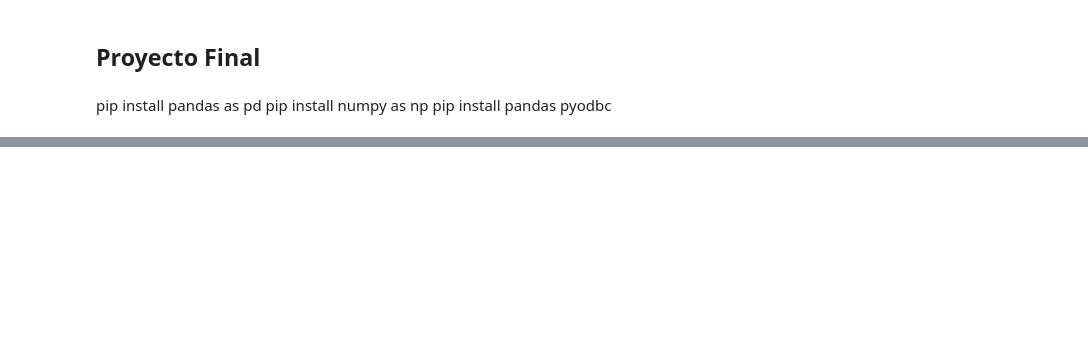
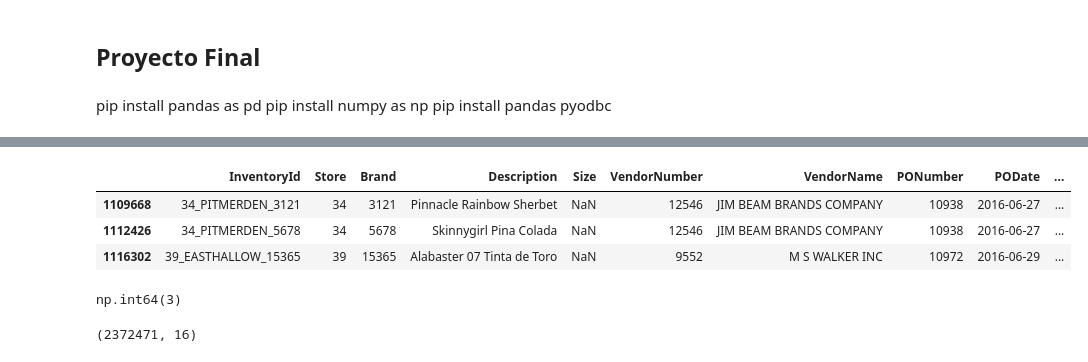
Before and after one commit to F3l1p3B0n1lla/FactibilidadInventariosLicorera, a Jupyter notebook: Proyecto Final Python to SQL Server.ipynb, the cells around one changed output, grey strips where cells are left out. Cells and saved outputs as stored; diff of their text form; code cells hidden in the pictures; blank space fills up the shorter version.

```diff
--- a/Proyecto Final Python to SQL Server.ipynb
+++ b/Proyecto Final Python to SQL Server.ipynb
@@ -74,0 +381,12 @@ Hola mundo!
+# %%
+import pandas as pd
+import numpy as np
+
+# Ruta del archivo CSV (ajusta según la ubicación de tu archivo)
+ruta_csv5 = r"C:\\Proyecto Final Henry\\DataBase\\PurchasesFINAL12312016.csv"
+
+# Cargar el CSV en un DataFrame de Pandas
+df5 = pd.read_csv(ruta_csv5)
+
+# Mostrar las primeras filas del CSV
+print(df5.head())
@@ -74,0 +437,13 @@ Hola mundo!
+# %%
+# Mostrar todas las filas con valores faltantes:
+df5[df5.isnull().any(axis=1)]
+# %% [output]
+|  | InventoryId | Store | Brand | Description | Size | VendorNumber | VendorName | PONumber | PODate | ... |
+| 1109668 | 34_PITMERDEN_3121 | 34 | 3121 | Pinnacle Rainbow Sherbet | NaN | 12546 | JIM BEAM BRANDS COMPANY | 10938 | 2016-06-27 | ... |
+| 1112426 | 34_PITMERDEN_5678 | 34 | 5678 | Skinnygirl Pina Colada | NaN | 12546 | JIM BEAM BRANDS COMPANY | 10938 | 2016-06-27 | ... |
+| 1116302 | 39_EASTHALLOW_15365 | 39 | 15365 | Alabaster 07 Tinta de Toro | NaN | 9552 | M S WALKER INC | 10972 | 2016-06-29 | ... |
+# %%
+# Contar cuantas filas tienen datos faltante:
+df5.isnull().any(axis=1).sum()
+# %% [output]
+np.int64(3)
@@ -74,0 +453,5 @@ Hola mundo!
+# %%
+# Mostrar el total de filas y columnas
+df5.shape
+# %% [output]
+(2372471, 16)
```
Also changed, not shown: parts of 43 cells of this notebook.
